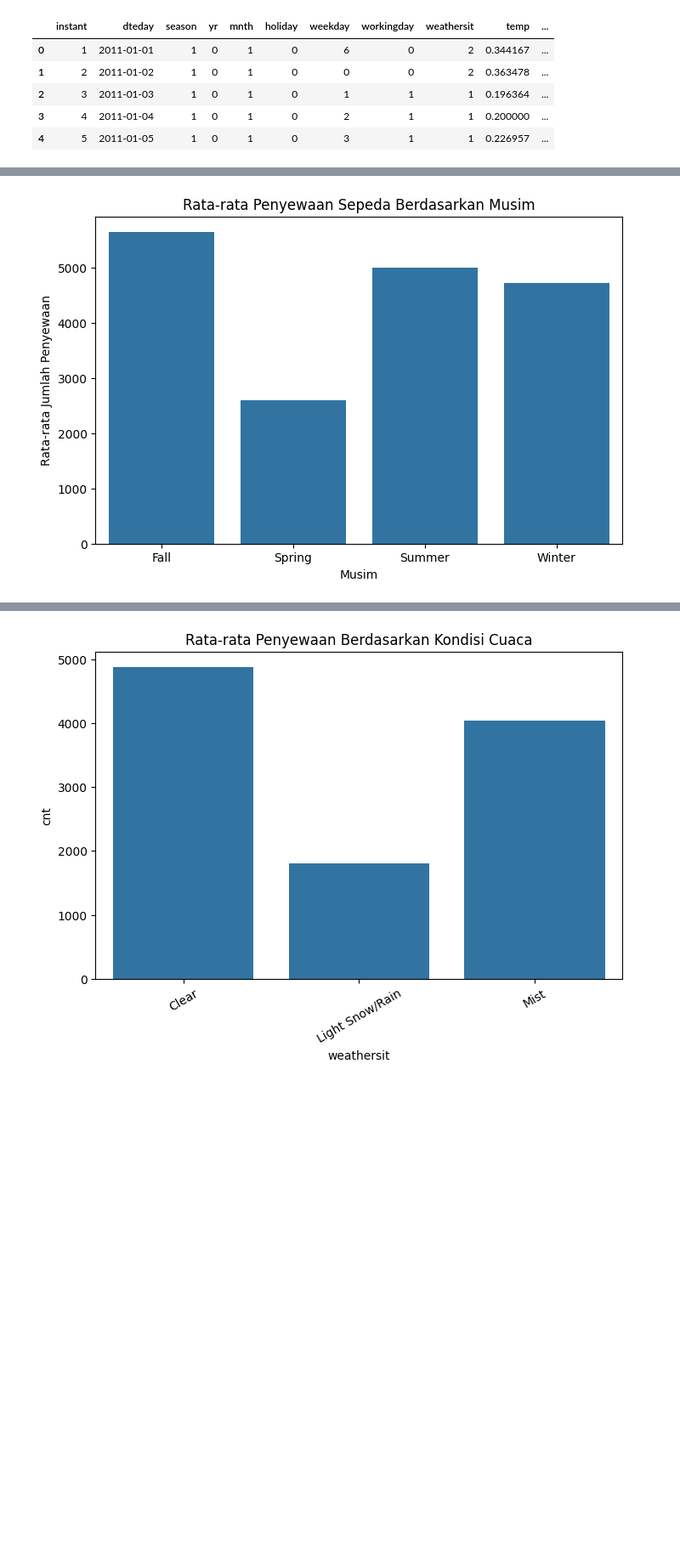
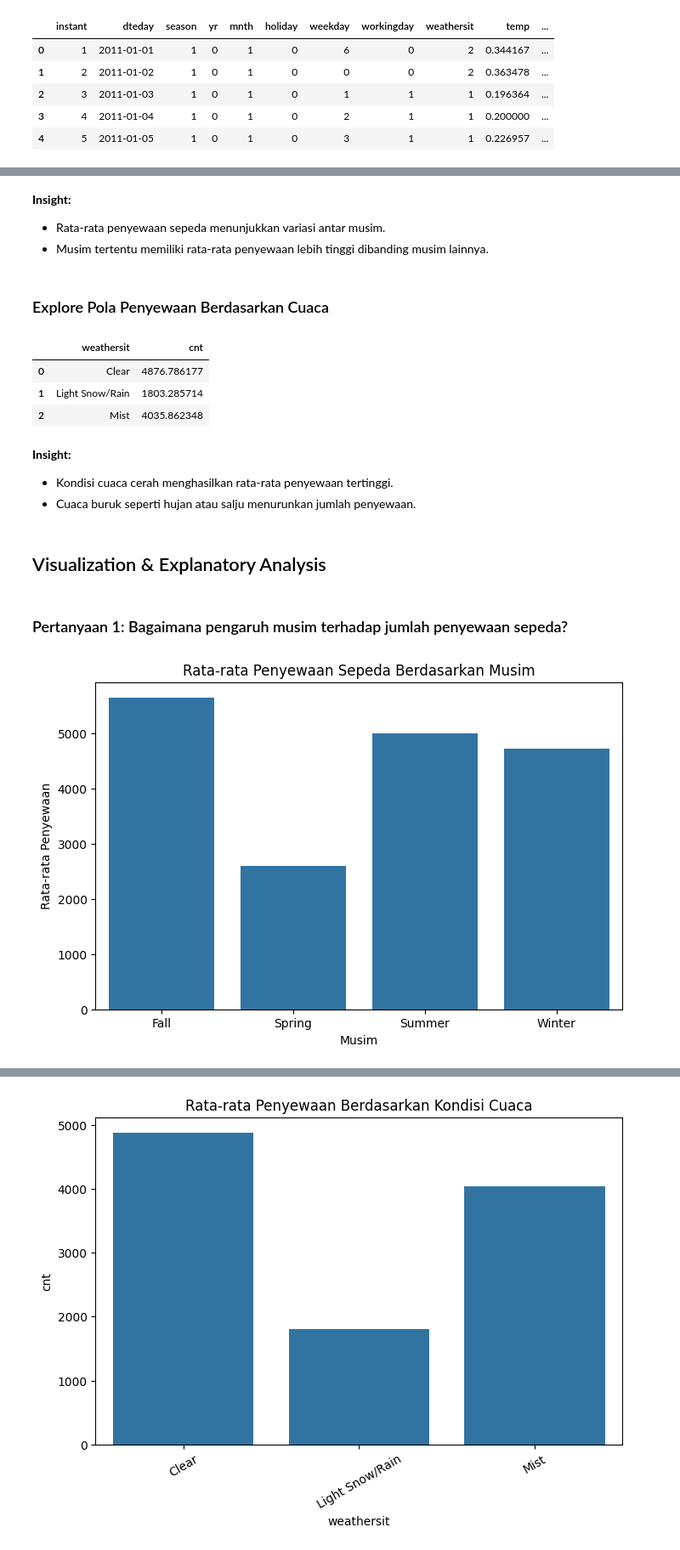
Before and after one commit to indrianisaptr/bike-sharing-analysis, a Jupyter notebook: notebook.ipynb, the cells around one changed output, grey strips where cells are left out. Shown at 85% size. Cells and saved outputs as stored; diff of their text form; code cells hidden in the pictures; blank space fills up the shorter version.

```diff
--- a/notebook.ipynb
+++ b/notebook.ipynb
@@ -24,24 +85,8 @@ day_df.head()
 # %%
-day_df.info()
-day_df.isna().sum()
-
-# Rubah tanggal
 day_df["dteday"] = pd.to_datetime(day_df["dteday"])
 
-# Mapping season dan weather supaya readable
-season_map = {
-    1: "Spring",
-    2: "Summer",
-    3: "Fall",
-    4: "Winter"
-}
-
-weather_map = {
-    1: "Clear",
-    2: "Mist",
-    3: "Light Snow/Rain",
-    4: "Heavy Rain/Snow"
-}
+season_map = {1: "Spring", 2: "Summer", 3: "Fall", 4: "Winter"}
+weather_map = {1: "Clear", 2: "Mist", 3: "Light Snow/Rain", 4: "Heavy Rain/Snow"}
 
 day_df["season"] = day_df["season"].map(season_map)
 day_df["weathersit"] = day_df["weathersit"].map(weather_map)
@@ -70,11 +110,31 @@ memory usage: 91.5+ KB
+# %% [markdown]
+**Insight:**
+- Rata-rata penyewaan sepeda menunjukkan variasi antar musim.
+- Musim tertentu memiliki rata-rata penyewaan lebih tinggi dibanding musim lainnya.
+# %% [markdown]
+### Explore Pola Penyewaan Berdasarkan Cuaca
+# %%
+weather_analysis = day_df.groupby("weathersit")["cnt"].mean().reset_index()
+weather_analysis
+# %% [output]
+|  | weathersit | cnt |
+| 0 | Clear | 4876.786177 |
+| 1 | Light Snow/Rain | 1803.285714 |
+| 2 | Mist | 4035.862348 |
+# %% [markdown]
+**Insight:**
+- Kondisi cuaca cerah menghasilkan rata-rata penyewaan tertinggi.
+- Cuaca buruk seperti hujan atau salju menurunkan jumlah penyewaan.
+# %% [markdown]
+## Visualization & Explanatory Analysis
+# %% [markdown]
+### Pertanyaan 1: Bagaimana pengaruh musim terhadap jumlah penyewaan sepeda?
 # %%
-season_analysis = day_df.groupby("season")["cnt"].mean().reset_index()
-
 plt.figure(figsize=(8,5))
 sns.barplot(data=season_analysis, x="season", y="cnt")
 plt.title("Rata-rata Penyewaan Sepeda Berdasarkan Musim")
-plt.ylabel("Rata-rata Jumlah Penyewaan")
 plt.xlabel("Musim")
+plt.ylabel("Rata-rata Penyewaan")
 plt.show()
 # %% [output]
-[figure, old version]
+[figure, new version]
```
Also changed, not shown: parts of 29 cells of this notebook, 1 other file.
